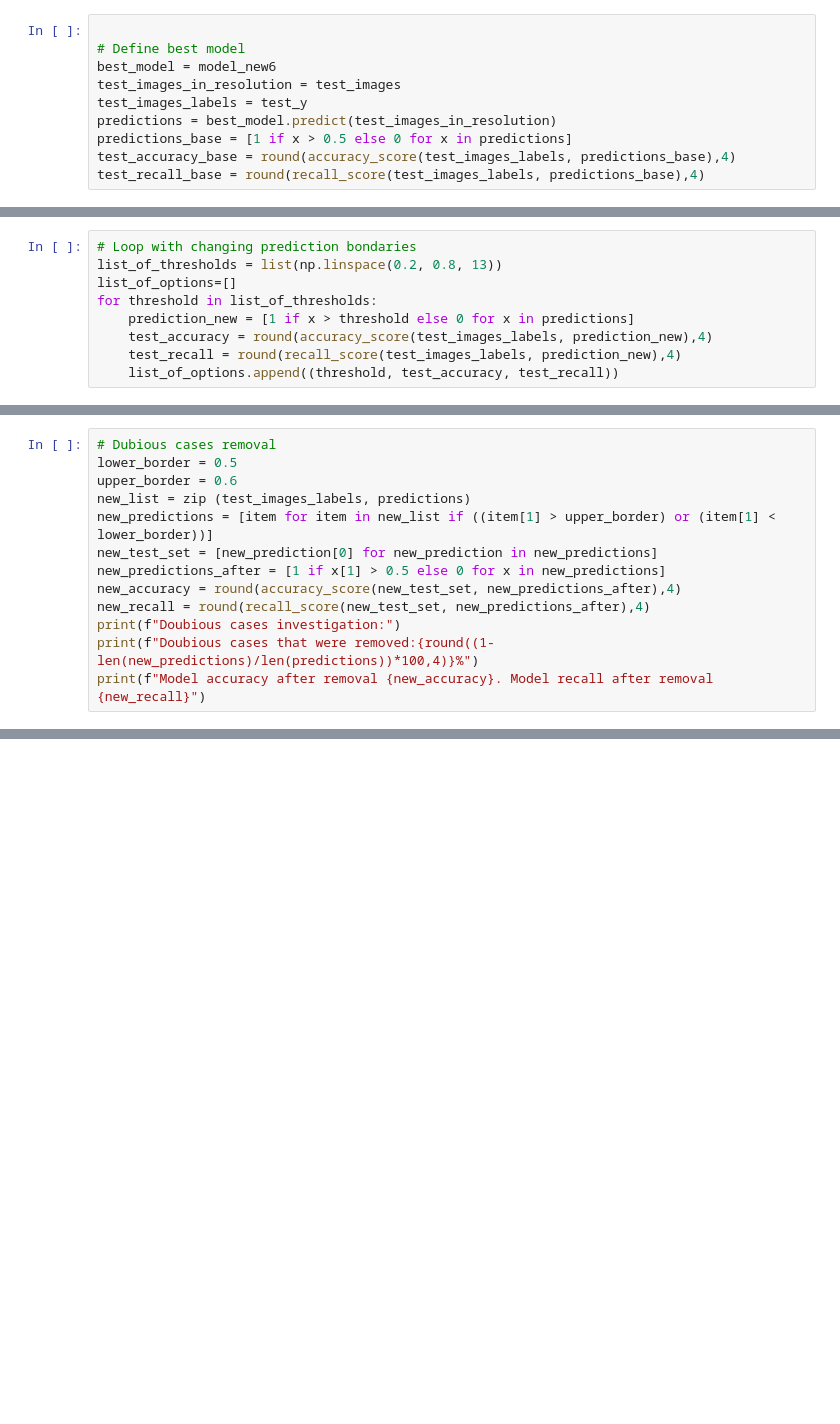
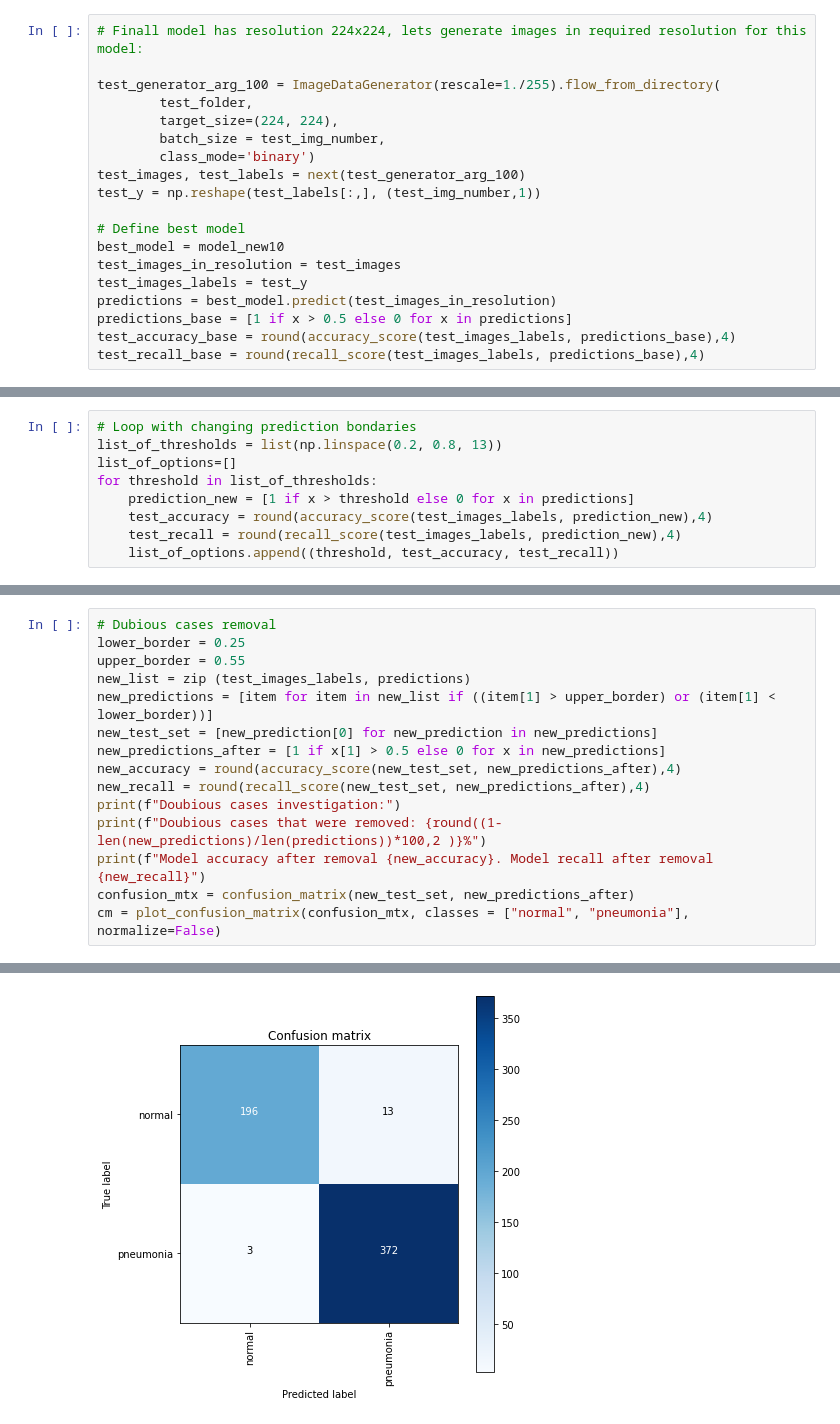
Before and after one commit to 314ka4y/Image_classification, a Jupyter notebook: Pneumonia_image_recognition.ipynb, the cells around one changed output, grey strips where cells are left out. Saved outputs shown, nothing was run; the diff lists cells and outputs as text; blank space fills up the shorter version.

```diff
--- a/Pneumonia_image_recognition.ipynb
+++ b/Pneumonia_image_recognition.ipynb
@@ -1632,9 +2044,18 @@ results_df
 ##### Fine tuning
 `
 # %%
+# Finall model has resolution 224x224, lets generate images in required resolution for this model:
+
+test_generator_arg_100 = ImageDataGenerator(rescale=1./255).flow_from_directory(
+        test_folder,
+        target_size=(224, 224),
+        batch_size = test_img_number,
+        class_mode='binary')
+test_images, test_labels = next(test_generator_arg_100)
+test_y = np.reshape(test_labels[:,], (test_img_number,1))
 
 # Define best model
-best_model = model_new6
+best_model = model_new10
 test_images_in_resolution = test_images
 test_images_labels = test_y
 predictions = best_model.predict(test_images_in_resolution)
@@ -1669,7 +2099,7 @@ print(f"Model accuracy {threshold_recall[1]}. Model recall {threshold_recall[2]}
 # %%
 # Dubious cases removal
-lower_border = 0.5
-upper_border = 0.6
+lower_border = 0.25
+upper_border = 0.55
 new_list = zip (test_images_labels, predictions)
 new_predictions = [item for item in new_list if ((item[1] > upper_border) or (item[1] < lower_border))]
 new_test_set = [new_prediction[0] for new_prediction in new_predictions]
@@ -1677,5 +2107,8 @@ new_predictions_after = [1 if x[1] > 0.5 else 0 for x in new_predictions]
 new_accuracy = round(accuracy_score(new_test_set, new_predictions_after),4)
 new_recall = round(recall_score(new_test_set, new_predictions_after),4)
 print(f"Doubious cases investigation:")
-print(f"Doubious cases that were removed:{round((1-len(new_predictions)/len(predictions))*100,4)}%")
+print(f"Doubious cases that were removed: {round((1-len(new_predictions)/len(predictions))*100,2 )}%")
 print(f"Model accuracy after removal {new_accuracy}. Model recall after removal {new_recall}")
+confusion_mtx = confusion_matrix(new_test_set, new_predictions_after)
+cm = plot_confusion_matrix(confusion_mtx, classes = ["normal", "pneumonia"], normalize=False)
+# %% [output]
@@ -1682,3 +2118,4 @@ print(f"Model accuracy after removal {new_accuracy}. Model recall after removal
+[figure, added]
 # %% [markdown]
 # Conclusion
 ---
```
Also changed, not shown: parts of 104 cells of this notebook, 52 other files.
